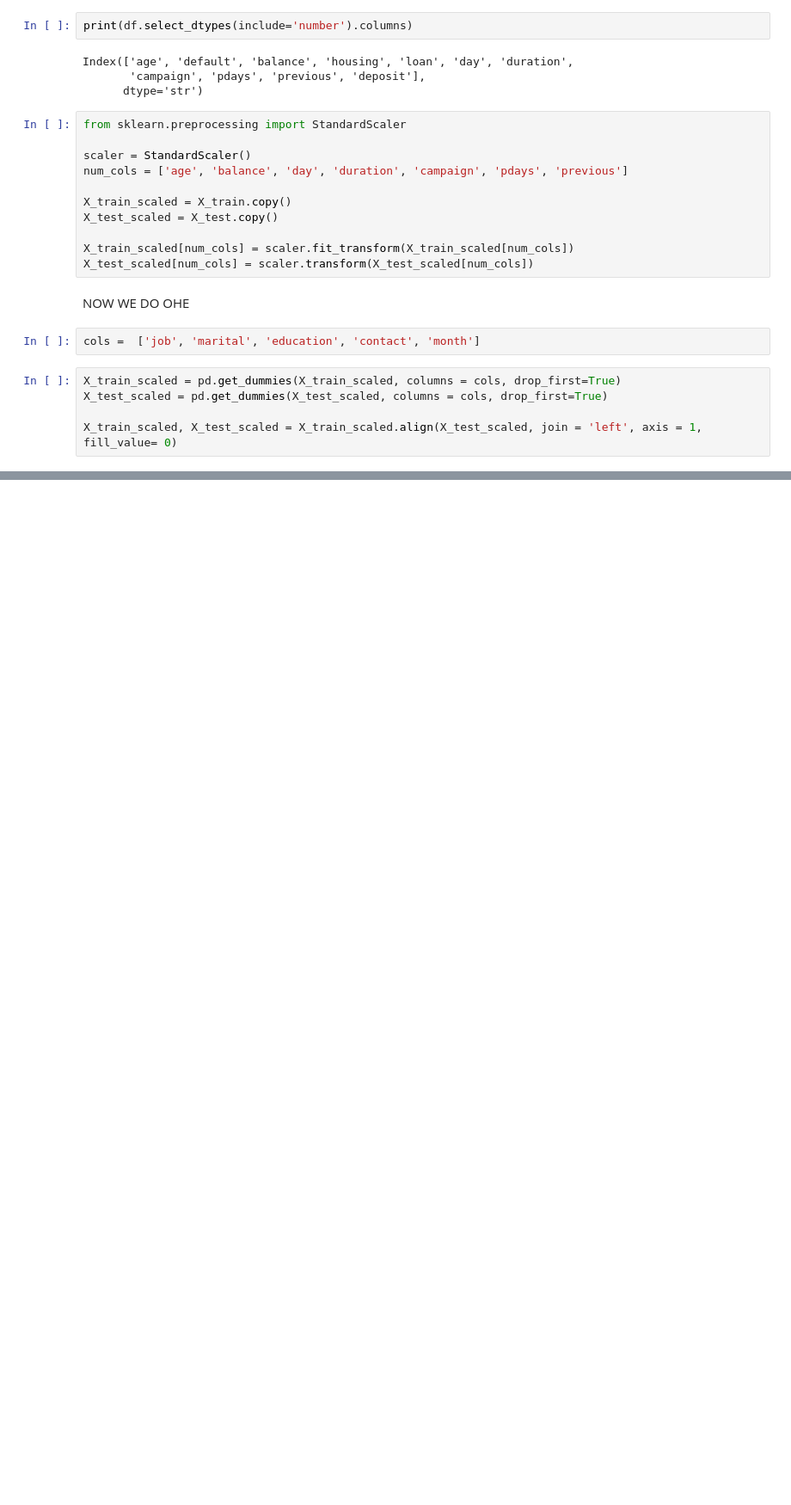
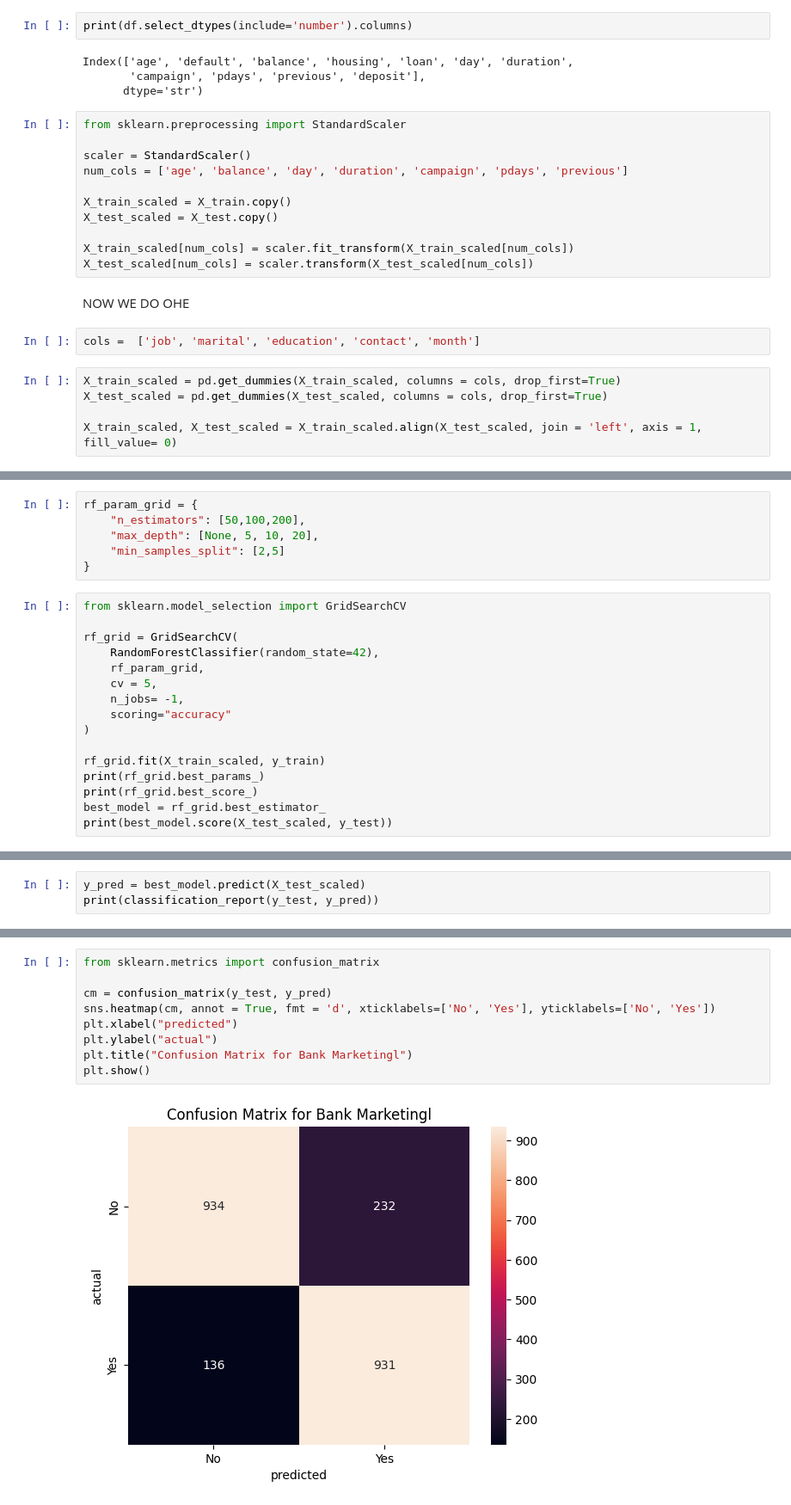
Before and after one commit to howljenkins2003-cpu/ML-journey, a Jupyter notebook: Bank_Marketing_Dataset/bank.ipynb, the cells around one changed output, grey strips where cells are left out. Shown at 86% size. Cells and saved outputs as stored; diff of their text form; blank space fills up the shorter version.

Commit message:
Finished Bank Marketing Dataset

```diff
--- a/Bank_Marketing_Dataset/bank.ipynb
+++ b/Bank_Marketing_Dataset/bank.ipynb
@@ -264,0 +313,22 @@ print(X_train_scaled.shape)
+# %%
+rf_param_grid = {
+    "n_estimators": [50,100,200],
+    "max_depth": [None, 5, 10, 20],
+    "min_samples_split": [2,5]
+}
+# %%
+from sklearn.model_selection import GridSearchCV
+
+rf_grid = GridSearchCV(
+    RandomForestClassifier(random_state=42),
+    rf_param_grid,
+    cv = 5,
+    n_jobs= -1,
+    scoring="accuracy"
+)
+
+rf_grid.fit(X_train_scaled, y_train)
+print(rf_grid.best_params_)
+print(rf_grid.best_score_)
+best_model = rf_grid.best_estimator_
+print(best_model.score(X_test_scaled, y_test))
@@ -264,0 +339,3 @@ print(X_train_scaled.shape)
+# %%
+y_pred = best_model.predict(X_test_scaled)
+print(classification_report(y_test, y_pred))
@@ -264,0 +351,11 @@ print(X_train_scaled.shape)
+# %%
+from sklearn.metrics import confusion_matrix
+
+cm = confusion_matrix(y_test, y_pred)
+sns.heatmap(cm, annot = True, fmt = 'd', xticklabels=['No', 'Yes'], yticklabels=['No', 'Yes'])
+plt.xlabel("predicted")
+plt.ylabel("actual")
+plt.title("Confusion Matrix for Bank Marketingl")
+plt.show()
+# %% [output]
+[figure, added]
```
Also changed, not shown: parts of 9 cells of this notebook.
